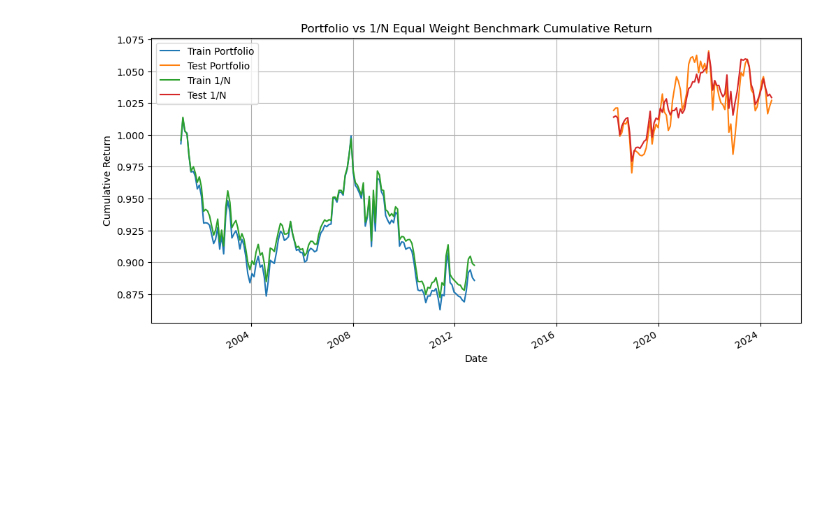
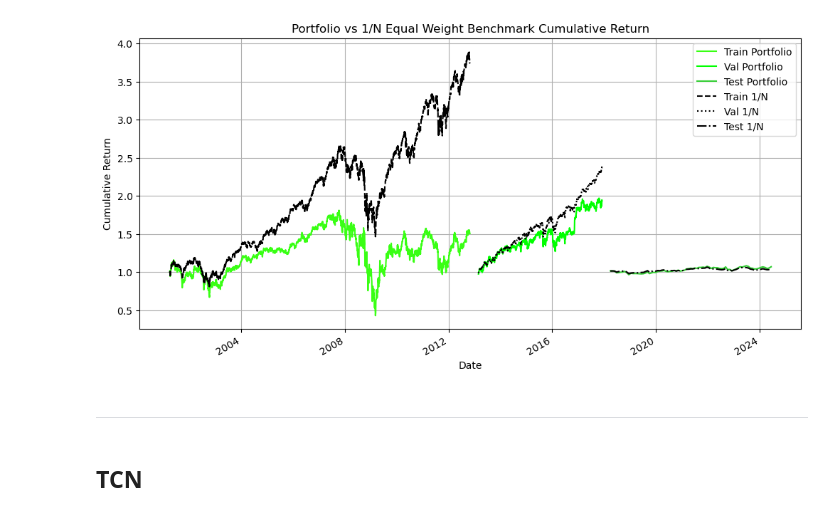
Before and after one commit to ChoiInYeol/ChartPortfolio, a Jupyter notebook: TS_Model/Result/test.ipynb, the cells around one changed output. Saved outputs shown, nothing was run; the diff lists cells and outputs as text; code cells hidden in the pictures; blank space fills up the shorter version.

```diff
--- a/TS_Model/Result/test.ipynb
+++ b/TS_Model/Result/test.ipynb
@@ -1,16 +7,19 @@
 # %%
-import pandas as pd
-import matplotlib.pyplot as plt
-import numpy as np
+model_type = 'TRANSFORMER'
+use_prob = False
 
 # 데이터 로드
-train_data = 'GRU/portfolio_weights_GRU_no_prob_sharpe_ratio_train.csv'
-val_data = 'GRU/portfolio_weights_GRU_no_prob_sharpe_ratio_val.csv'
-test_data = 'GRU/portfolio_weights_GRU_no_prob_sharpe_ratio.csv'
+train_data = f'{model_type}/portfolio_weights_{model_type}_{"with_prob" if use_prob else "no_prob"}_sharpe_ratio_train.csv'
+val_data = f'{model_type}/portfolio_weights_{model_type}_{"with_prob" if use_prob else "no_prob"}_sharpe_ratio_val.csv'
+test_data = f'{model_type}/portfolio_weights_{model_type}_{"with_prob" if use_prob else "no_prob"}_sharpe_ratio.csv'
 
 # Train 데이터 전처리
 train_df = pd.read_csv(train_data, index_col=0)
 train_df.index = pd.to_datetime(train_df.index)
+
+# Val 데이터 전처리
+val_df = pd.read_csv(val_data, index_col=0)
+val_df.index = pd.to_datetime(val_df.index)
 
 # Test 데이터 전처리
 test_df = pd.read_csv(test_data, index_col=0)
@@ -18,17 +27,21 @@ test_df.index = pd.to_datetime(test_df.index)
 
 # 20 거래일 간격으로 인덱스 생성
 train_indices = np.arange(0, len(train_df), 20)
+val_indices = np.arange(0, len(val_df), 20)
 test_indices = np.arange(0, len(test_df), 20)
 
 train_df = train_df.iloc[train_indices]
+val_df = val_df.iloc[val_indices]
 test_df = test_df.iloc[test_indices]
 
 # 소수점 4자리 이하는 버림
 train_df = train_df.round(3)
+val_df = val_df.round(3)
 test_df = test_df.round(3)
 
 # 0이 아닌 칼럼만 선택
 train_df = train_df.loc[:, (train_df != 0).any()]
+val_df = val_df.loc[:, (val_df != 0).any()]
 test_df = test_df.loc[:, (test_df != 0).any()]
 
 train_df
@@ -63,37 +69,52 @@ return_df.index = pd.to_datetime(return_df.index)
 
 # Train/Test 데이터 각각에 대해 return_df 재정렬
 train_return_df = return_df.reindex(train_df.index)
+val_return_df = return_df.reindex(val_df.index)
 test_return_df = return_df.reindex(test_df.index)
 
 # 1/N 동일가중 포트폴리오 생성
 n_assets = return_df.shape[1]
 equal_weights = pd.DataFrame(1/n_assets, index=return_df.index, columns=return_df.columns)
 
 # Train 포트폴리오 수익률 계산
 train_portfolio_return = (train_df * train_return_df).sum(axis=1)
 train_portfolio_cumulative = (1 + train_portfolio_return).cumprod()
 
+# Val 포트폴리오 수익률 계산
+val_portfolio_return = (val_df * val_return_df).sum(axis=1)
+val_portfolio_cumulative = (1 + val_portfolio_return).cumprod()
+
 # Test 포트폴리오 수익률 계산
 test_portfolio_return = (test_df * test_return_df).sum(axis=1)
 test_portfolio_cumulative = (1 + test_portfolio_return).cumprod()
 
 # 벤치마크(1/N) 수익률 계산
 train_benchmark_return = (equal_weights.loc[train_df.index] * train_return_df).sum(axis=1)
 train_benchmark_cumulative = (1 + train_benchmark_return).cumprod()
+
+val_benchmark_return = (equal_weights.loc[val_df.index] * val_return_df).sum(axis=1)
+val_benchmark_cumulative = (1 + val_benchmark_return).cumprod()
+
 test_benchmark_return = (equal_weights.loc[test_df.index] * test_return_df).sum(axis=1)
 test_benchmark_cumulative = (1 + test_benchmark_return).cumprod()
 
 # 포트폴리오 vs 벤치마크 누적 수익률 그래프
 plt.figure(figsize=(12, 6))
-train_portfolio_cumulative.plot(label='Train Portfolio')
-test_portfolio_cumulative.plot(label='Test Portfolio')
-train_benchmark_cumulative.plot(label='Train 1/N')
-test_benchmark_cumulative.plot(label='Test 1/N')
+train_portfolio_cumulative.plot(label='Train Portfolio', color='#39FF14')  # 형광색
+val_portfolio_cumulative.plot(label='Val Portfolio', color='#00FF00')  # 형광색
+test_portfolio_cumulative.plot(label='Test Portfolio', color='#32CD32')  # 형광색
+train_benchmark_cumulative.plot(label='Train 1/N', color='black', linestyle='--')  # 검은색
+val_benchmark_cumulative.plot(label='Val 1/N', color='black', linestyle=':')  # 검은색
+test_benchmark_cumulative.plot(label='Test 1/N', color='black', linestyle='-.')  # 검은색
 plt.title('Portfolio vs 1/N Equal Weight Benchmark Cumulative Return')
 plt.xlabel('Date')
 plt.ylabel('Cumulative Return')
 plt.legend()
 plt.grid(True)
 plt.show()
 # %% [output]
-[figure, old version]
+[figure, new version]
+# %% [markdown]
+---
+# %% [markdown]
+## TCN
```
Also changed, not shown: parts of 13 cells of this notebook, 14 other files.
